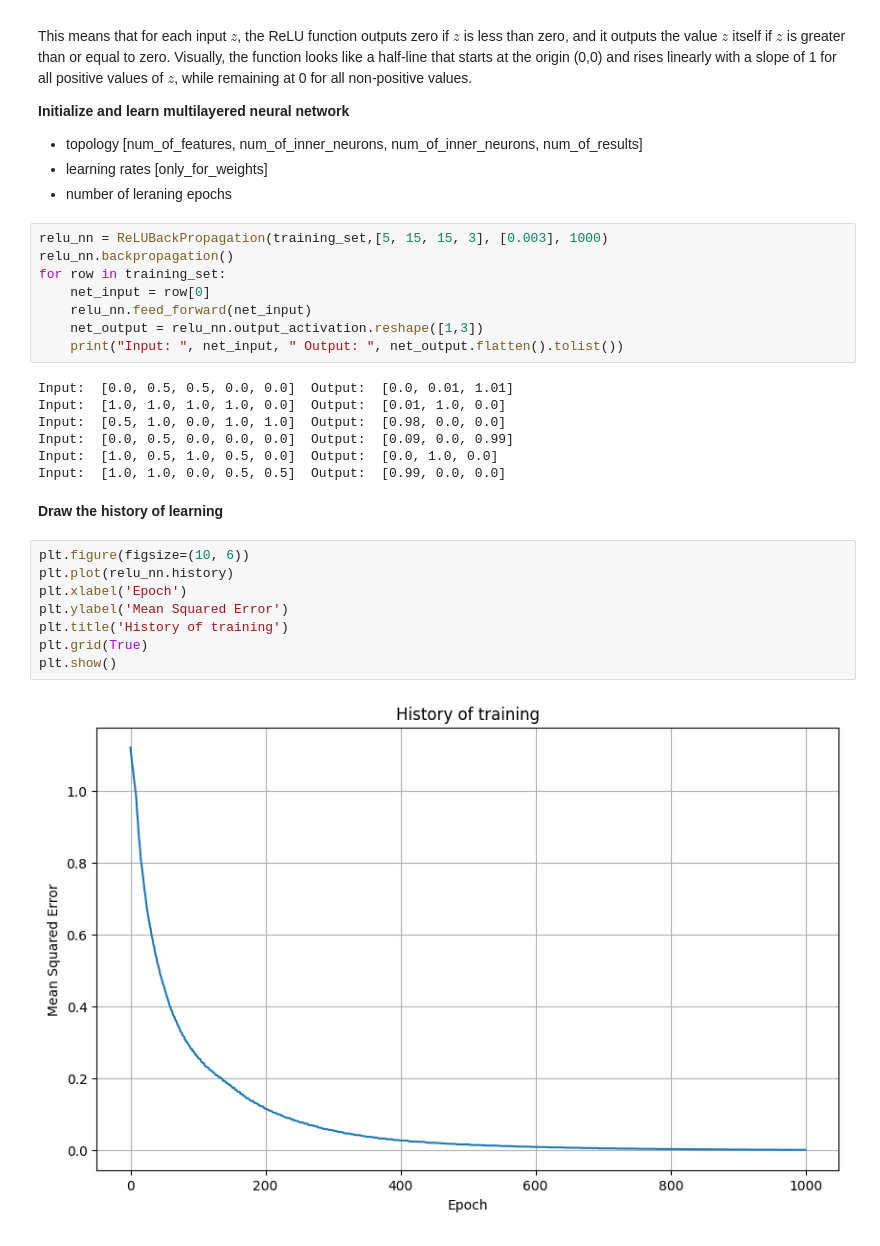
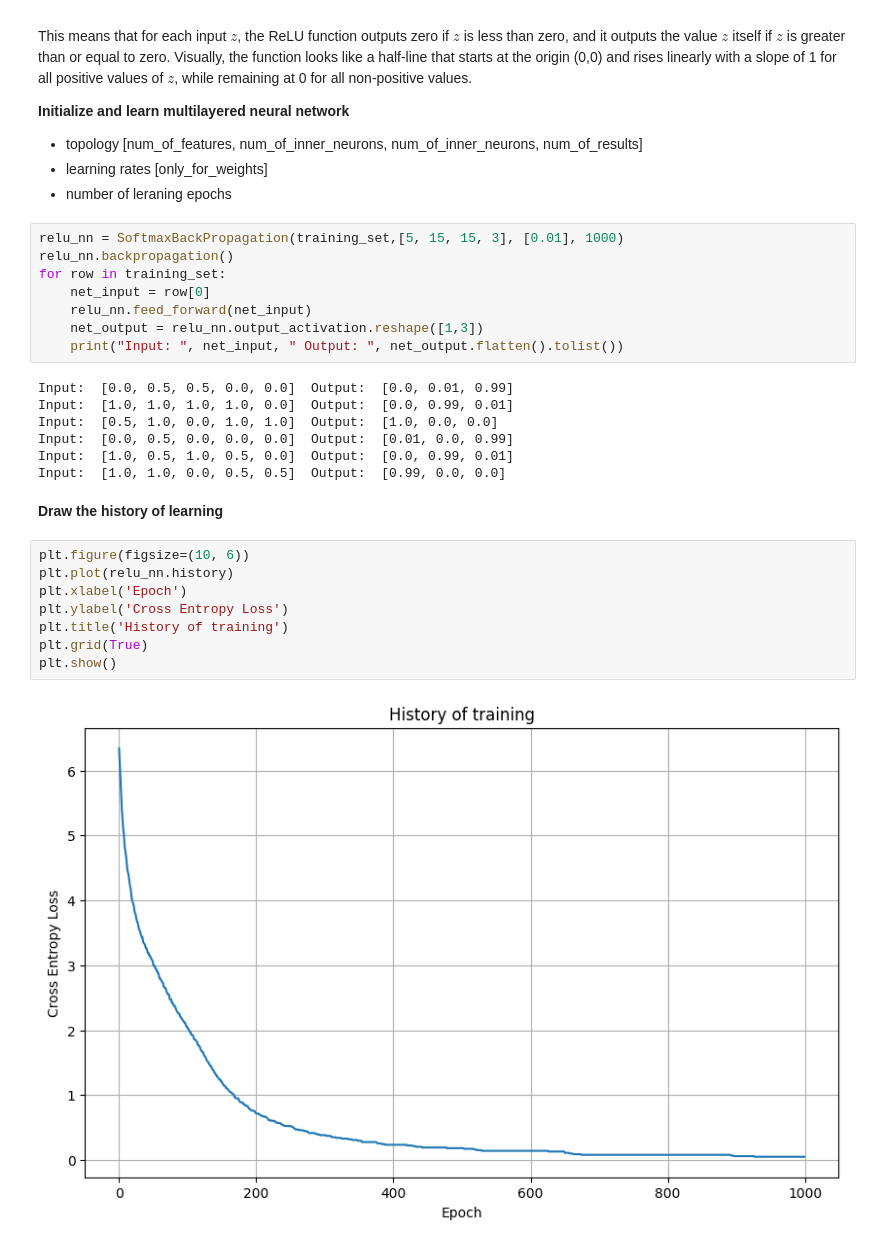
Before and after one commit to ivondrak/MultilayeredNeuralNets, a Jupyter notebook: backpropagation.ipynb, the cells around one changed output. Cells and saved outputs as stored; diff of their text form.

Commit message:
Update backpropagation implementation to use Softmax activation function

```diff
--- a/backpropagation.ipynb
+++ b/backpropagation.ipynb
@@ -312,7 +312,7 @@ This means that for each input $z$, the ReLU function outputs zero if $z$ is les
 * learning rates [only_for_weights]
 * number of leraning epochs
 # %%
-relu_nn = ReLUBackPropagation(training_set,[5, 15, 15, 3], [0.003], 1000)
+relu_nn = SoftmaxBackPropagation(training_set,[5, 15, 15, 3], [0.01], 1000)
 relu_nn.backpropagation()
 for row in training_set:
     net_input = row[0]
@@ -320,21 +320,21 @@ for row in training_set:
     net_output = relu_nn.output_activation.reshape([1,3])
     print("Input: ", net_input, " Output: ", net_output.flatten().tolist())
 # %% [output]
-Input:  [0.0, 0.5, 0.5, 0.0, 0.0]  Output:  [0.0, 0.01, 1.01]
-Input:  [1.0, 1.0, 1.0, 1.0, 0.0]  Output:  [0.01, 1.0, 0.0]
-Input:  [0.5, 1.0, 0.0, 1.0, 1.0]  Output:  [0.98, 0.0, 0.0]
-Input:  [0.0, 0.5, 0.0, 0.0, 0.0]  Output:  [0.09, 0.0, 0.99]
-Input:  [1.0, 0.5, 1.0, 0.5, 0.0]  Output:  [0.0, 1.0, 0.0]
+Input:  [0.0, 0.5, 0.5, 0.0, 0.0]  Output:  [0.0, 0.01, 0.99]
+Input:  [1.0, 1.0, 1.0, 1.0, 0.0]  Output:  [0.0, 0.99, 0.01]
+Input:  [0.5, 1.0, 0.0, 1.0, 1.0]  Output:  [1.0, 0.0, 0.0]
+Input:  [0.0, 0.5, 0.0, 0.0, 0.0]  Output:  [0.01, 0.0, 0.99]
+Input:  [1.0, 0.5, 1.0, 0.5, 0.0]  Output:  [0.0, 0.99, 0.01]
 Input:  [1.0, 1.0, 0.0, 0.5, 0.5]  Output:  [0.99, 0.0, 0.0]
 # %% [markdown]
 **Draw the history of learning**
 # %%
 plt.figure(figsize=(10, 6))
 plt.plot(relu_nn.history)
 plt.xlabel('Epoch')
-plt.ylabel('Mean Squared Error')
+plt.ylabel('Cross Entropy Loss')
 plt.title('History of training')
 plt.grid(True)
 plt.show()
 # %% [output]
-[figure, old version]
+[figure, new version]
```
Also changed, not shown: parts of 5 cells of this notebook, 3 other files.
